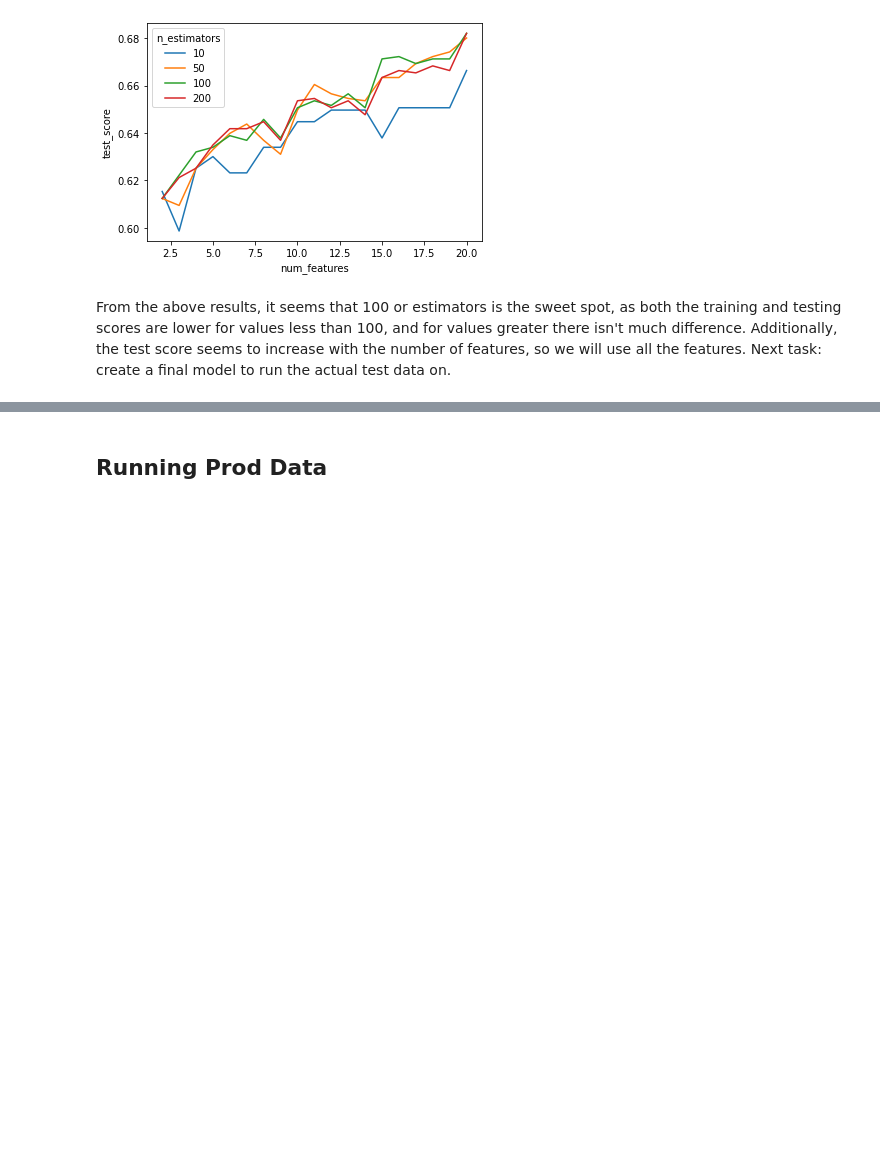
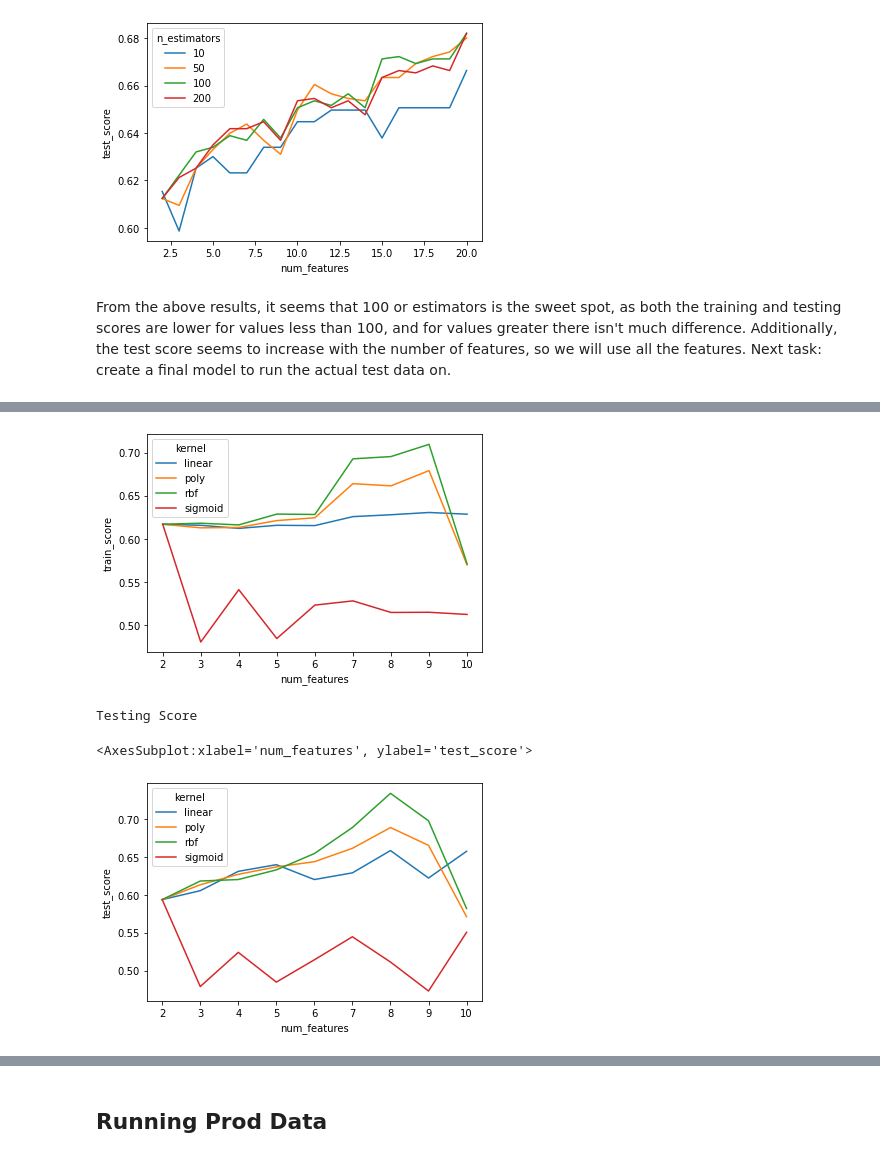
Before and after one commit to apcarrik/kaggle, a Jupyter notebook: duke-cs671-fall21-coupon-recommendation/duke-cs671-fall21-coupon-recommendation.ipynb, the cells around one changed output, grey strips where cells are left out. Drawn from its saved outputs; the diff is of its cells as text; code cells hidden in the pictures; blank space fills up the shorter version.

```diff
--- a/duke-cs671-fall21-coupon-recommendation/duke-cs671-fall21-coupon-recommendation.ipynb
+++ b/duke-cs671-fall21-coupon-recommendation/duke-cs671-fall21-coupon-recommendation.ipynb
@@ -1043,0 +1222,75 @@ prediction_accuracy 0.6790971540726202
+# %%
+### Test SVM models for different number of features
+
+# Make copy of df
+dev1 = dev.copy()
+
+# Map object features to ints
+dev1, dtypedict = map_object_columns_to_int(dev1)
+
+# Map float features to ints
+dev1, dtypedict = map_float_columns_to_int(dev1)
+
+svm_avg_accuracies_per_feature = []
+for num_features in range(2,11): # run through top 10 features
+    feature_list = fclassif_features[0:num_features]
+    print(f'feature list: {feature_list}')
+
+    # Split into test and train sets
+    train_1, test_1 = train_test_split(dev1, test_size=0.10) #, random_state=1)
+    (X_train, y_train) = train_1[feature_list], train_1["Decision"]
+    (X_test, y_test) = test_1[feature_list], test_1["Decision"]
+
+
+    # 1. Test linear classifier
+    # Create classifier
+    kernel = 'linear'
+    clf = svm.LinearSVC(max_iter=100000)
+
+    # Train classifier & report score with cross-validation
+    train_scores = cross_val_score(clf, X_train, y_train, cv=5)
+    clf.fit(X_train, y_train)
+#     print(f"Training score mean: {train_scores.mean()}")
+
+    # Test classifier & report score
+    predicted_values = clf.predict(X_test)
+    prediction_accuracy = clf.score(X_test, y_test)
+    print("linear prediction_accuracy", prediction_accuracy)
+    predicted_probabilities = clf.decision_function(X_test)
+    svm_avg_accuracies_per_feature.append({
+        "num_features": num_features,
+        "kernel": 'linear',
+        "train_score": train_scores.mean(),
+        "test_score": prediction_accuracy
+    })
+
+    # 2. Test other classifier types
+    for kernel in ['poly', 'rbf', 'sigmoid']:
+        # Create classifier
+        clf = svm.SVC(kernel=kernel, max_iter=1000000)
+
+        # Train classifier & report score with cross-validation
+        train_scores = cross_val_score(clf, X_train, y_train, cv=5)
+        clf.fit(X_train, y_train)
+    #     print(f"Training score mean: {train_scores.mean()}")
+
+        # Test classifier & report score
+        predicted_values = clf.predict(X_test)
+        prediction_accuracy = clf.score(X_test, y_test)
+        print(f"{kernel} prediction_accuracy", prediction_accuracy)
+        predicted_probabilities = clf.decision_function(X_test)
+        svm_avg_accuracies_per_feature.append({
+            "num_features": num_features,
+            "kernel": kernel,
+            "train_score": train_scores.mean(),
+            "test_score": prediction_accuracy
+        })
+
+df_svm_avg_accuracies_per_feature = pd.DataFrame(svm_avg_accuracies_per_feature)
+
+print("Training Score")
+sns.lineplot(data=df_svm_avg_accuracies_per_feature, x="num_features", y="train_score", hue='kernel', palette="tab10")
+plt.show()
+print("Testing Score")
+sns.lineplot(data=df_svm_avg_accuracies_per_feature, x="num_features", y="test_score", hue='kernel', palette="tab10")
+# %% [output]
@@ -1043,0 +1319,4 @@ prediction_accuracy 0.6790971540726202
+[figure, added]
+Testing Score
+<AxesSubplot:xlabel='num_features', ylabel='test_score'>
+[figure, added]
```
Also changed, not shown: parts of 47 cells of this notebook, 35 other files.
